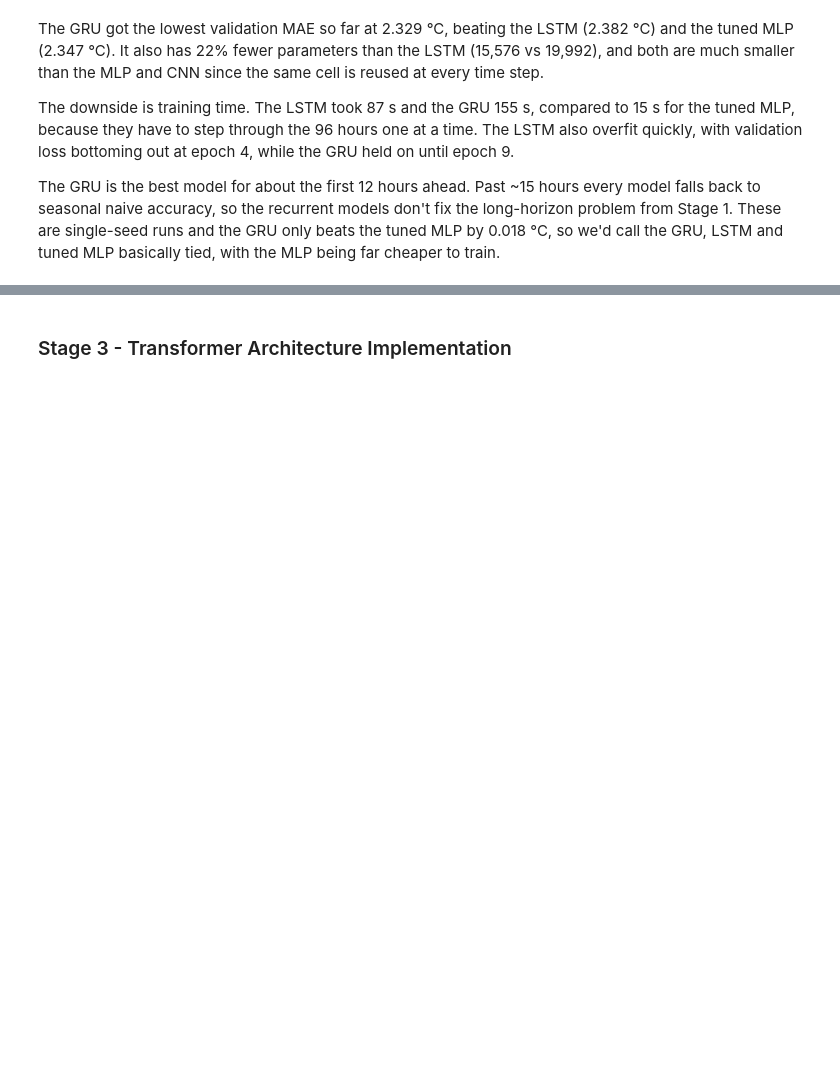
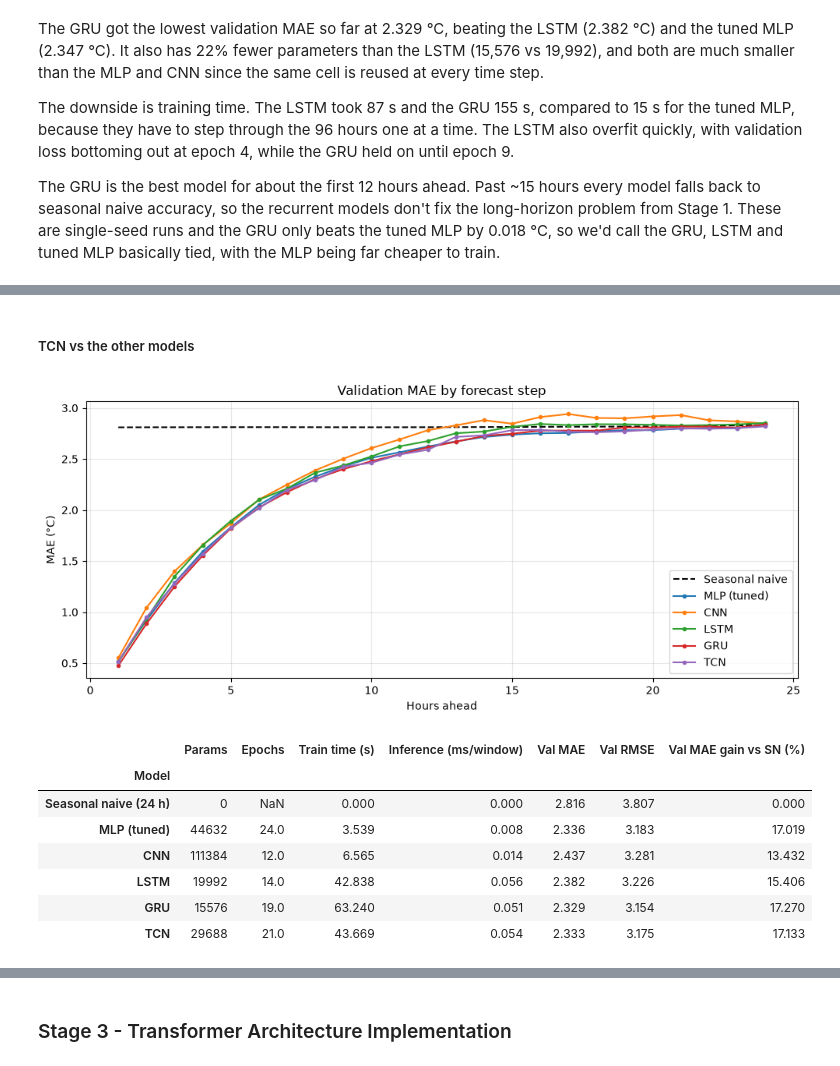
Before and after one commit to janwod/TransformerTempTracker, a Jupyter notebook: AISE4010_Project_Group07.ipynb, the cells around one changed output, grey strips where cells are left out. Saved outputs shown, nothing was run; the diff lists cells and outputs as text; code cells hidden in the pictures; blank space fills up the shorter version.

```diff
--- a/AISE4010_Project_Group07.ipynb
+++ b/AISE4010_Project_Group07.ipynb
@@ -1053,0 +1148,42 @@ The GRU is the best model for about the first 12 hours ahead. Past ~15 hours eve
+# %% [markdown]
+##### TCN vs the other models
+# %%
+# Validation MAE by forecast step, now with the TCN added.
+# Uses validation, not test, because this plot feeds model selection.
+val_preds = {
+    'MLP (tuned)': mlp_tuned_val_pred,
+    'CNN': cnn_val_pred,
+    'LSTM': lstm_val_pred,
+    'GRU': gru_val_pred,
+    'TCN': tcn_val_pred,
+}
+
+steps = np.arange(1, HORIZON + 1)
+y_val_c = to_celsius(y_val)
+
+fig, ax = plt.subplots(figsize=(10, 4.5))
+ax.plot(steps, np.mean(np.abs(y_val_c - to_celsius(seasonal_naive(X_val))), axis=0),
+        'k--', label='Seasonal naive')
+for name, pred in val_preds.items():
+    ax.plot(steps, np.mean(np.abs(y_val_c - to_celsius(pred)), axis=0),
+            marker='o', markersize=3, label=name)
+ax.set(title='Validation MAE by forecast step', xlabel='Hours ahead', ylabel='MAE (°C)')
+ax.legend()
+ax.grid(True, alpha=0.3)
+plt.tight_layout()
+plt.show()
+
+# Side-by-side summary of every neural model so far.
+cols = ['Params', 'Epochs', 'Train time (s)', 'Inference (ms/window)',
+        'Val MAE', 'Val RMSE', 'Val MAE gain vs SN (%)']
+display(comparison_table().loc[['Seasonal naive (24 h)', 'MLP (tuned)', 'CNN', 'LSTM', 'GRU', 'TCN'], cols])
+# %% [output]
+[figure, added]
+|  | Params | Epochs | Train time (s) | Inference (ms/window) | Val MAE | Val RMSE | Val MAE gain vs SN (%) |
+| Model |  |  |  |  |  |  |  |
+| Seasonal naive (24 h) | 0 | NaN | 0.000 | 0.000 | 2.816 | 3.807 | 0.000 |
+| MLP (tuned) | 44632 | 24.0 | 3.539 | 0.008 | 2.336 | 3.183 | 17.019 |
+| CNN | 111384 | 12.0 | 6.565 | 0.014 | 2.437 | 3.281 | 13.432 |
+| LSTM | 19992 | 14.0 | 42.838 | 0.056 | 2.382 | 3.226 | 15.406 |
+| GRU | 15576 | 19.0 | 63.240 | 0.051 | 2.329 | 3.154 | 17.270 |
+| TCN | 29688 | 21.0 | 43.669 | 0.054 | 2.333 | 3.175 | 17.133 |
```
Also changed, not shown: parts of 7 cells of this notebook.
